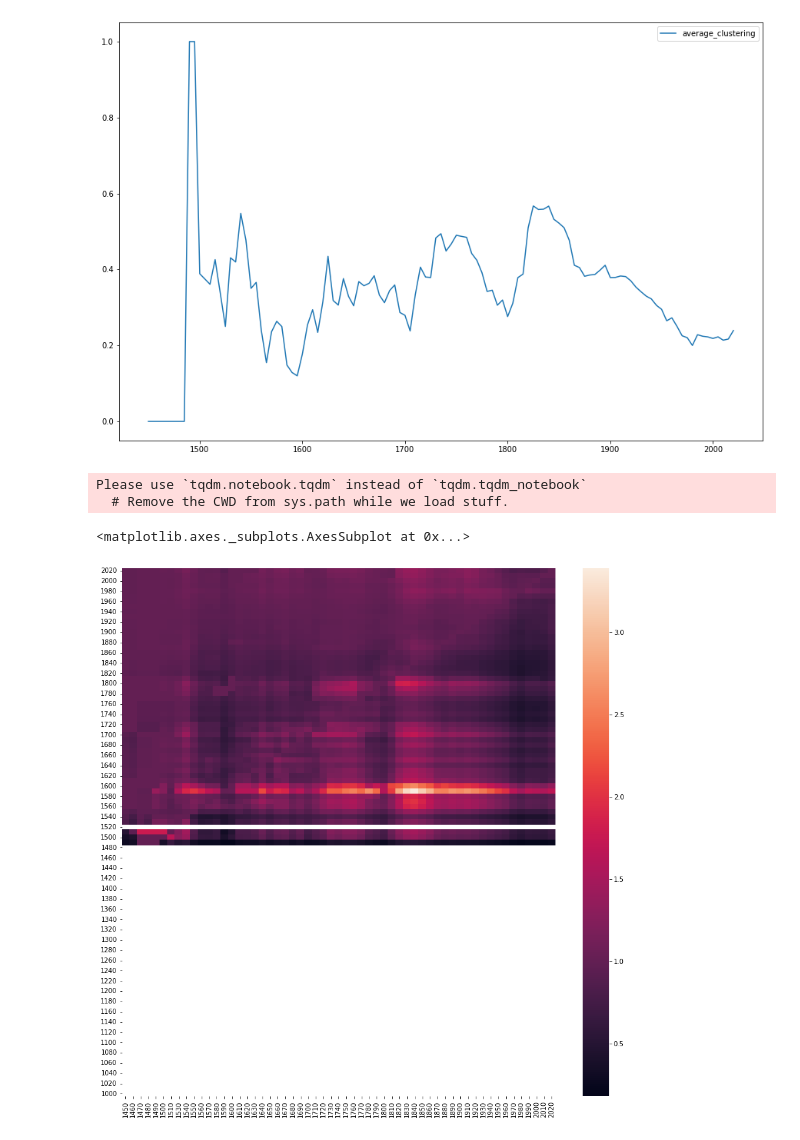
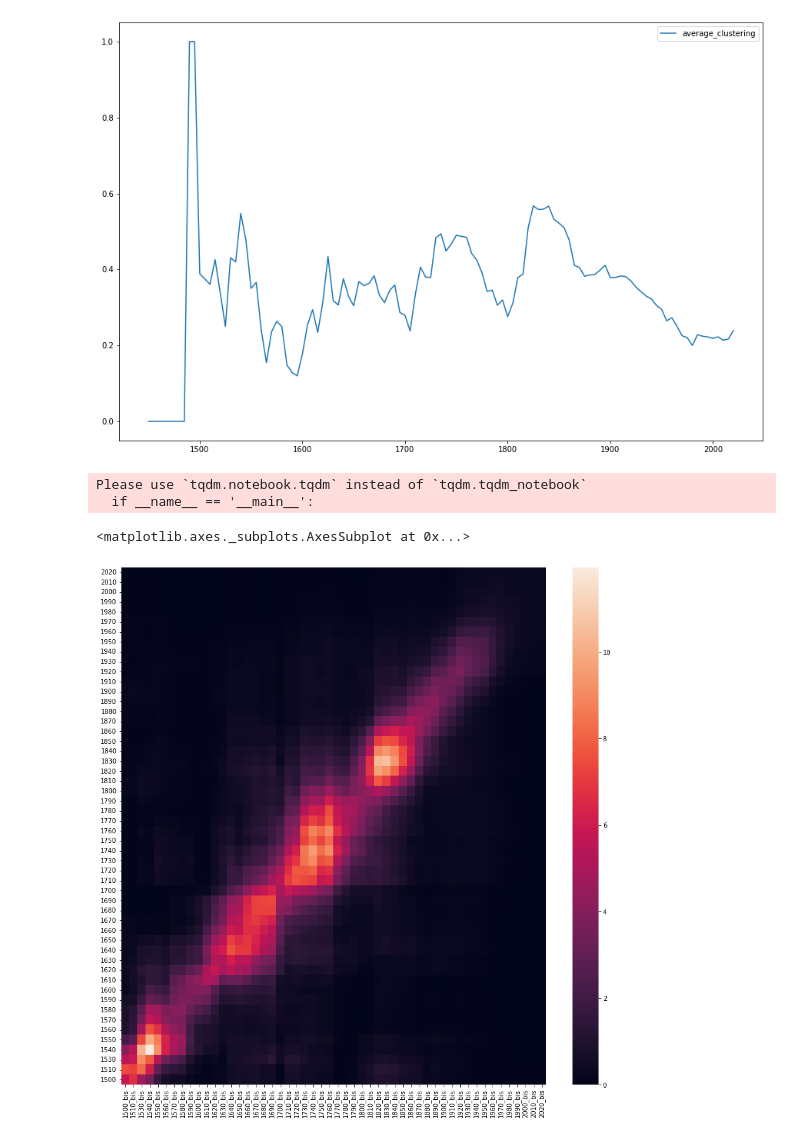
Before and after one commit to ChabiMax/author_network, a Jupyter notebook: Main analysis.ipynb, the cells around one changed output. Cells and saved outputs as stored; diff of their text form; code cells hidden in the pictures.

```diff
--- a/Main analysis.ipynb
+++ b/Main analysis.ipynb
@@ -88,44 +88,45 @@ node_table = node_table.dropna()
 
 # Two year subset for 2D mapping
 
-clustering_list = {}
-transitivity_list = {}
+connection_rate_list = {}
 for année in tqdm_notebook(reversed(range(1500, 2025, 10))) :
   BOOL = (node_table.date_naissance + 15 < année) & (node_table.date_mort > année) & (node_table.date_naissance + 70 > année)
   id_subset = list(node_table[BOOL]['Id'])
   temp_list = {}
   if len(id_subset) > 10 :
     for année_bis in range(1500, 2025, 10) :
-      BOOL_bis = (node_table.date_naissance + 15 < année_bis) & (node_table.date_mort > année_bis) & (node_table.date_naissance + 70 > année_bis)
-      id_subset_bis = list(node_table[BOOL_bis]['Id'])
+      BOOL = (node_table.date_naissance + 15 < année_bis) & (node_table.date_mort > année_bis) & (node_table.date_naissance + 70 > année_bis)
+      id_subset_bis = list(node_table[BOOL]['Id'])
       if len(id_subset_bis) > 10 :
         try :
 
-          edge_table_subset_merged = edge_table[edge_table['source'].isin(id_subset + id_subset_bis) & edge_table['target'].isin(id_subset + id_subset_bis)]
+          BOOL = edge_table['source'].isin(id_subset + id_subset_bis) & edge_table['target'].isin(id_subset + id_subset_bis)
+          edge_table_subset_merged = edge_table[BOOL]
 
-          graph_merged = nx.from_pandas_edgelist(edge_table_subset_merged, source = 'source', target = 'target')
+          #graph_merged = nx.from_pandas_edgelist(edge_table_subset_merged, source = 'source', target = 'target')
           #directed_graph_merged = nx.from_pandas_edgelist(edge_table_subset_merged, source = 'source', target = 'target', create_using=nx.DiGraph())
-          graph_merged_connected_components = sorted(nx.connected_components(graph_merged), key=len, reverse=True)
-          graph_merged_giant = graph_merged.subgraph(graph_merged_connected_components[0])
+          #graph_merged_connected_components = sorted(nx.connected_components(graph_merged), key=len, reverse=True)
+          #graph_merged_giant = graph_merged.subgraph(graph_merged_connected_components[0])
 
-          giant_clustering = annee_data['annee' == année, 'average_clustering']
-          giant_bis_clustering = annee_data['annee' == année_bis, 'average_clustering']
-          if (giant_clustering + giant_bis_clustering) > 0.1 :
-            clustering = (nx.average_clustering(graph_merged_giant) - giant_clustering) / (giant_clustering + giant_bis_clustering)
-            temp_list[str(année_bis) + '_bis'] = clustering
+          giant_size = annee_data.loc[annee_data['annee'] == année, 'graph_giant_size'].iat[0]
+          BOOL = edge_table['source'].isin(id_subset) & edge_table['target'].isin(id_subset_bis)
+          edges_to_bis = len(edge_table_subset_merged[BOOL])
+          possible_connections = len(id_subset)*len(id_subset_bis) - len(id_subset + id_subset_bis) + len(set(id_subset + id_subset_bis))
+
+          connection_rate = edges_to_bis*100 / possible_connections
+          temp_list[str(année_bis) + '_bis'] = connection_rate
 
         except :
           pass
 
-  clustering_list[str(année) + '_bis'] = temp_list
-  #transitivity_list[année] = temp_list
+    connection_rate_list[str(année)] = temp_list
 # %% [output]
 Please use `tqdm.notebook.tqdm` instead of `tqdm.tqdm_notebook`
-  # Remove the CWD from sys.path while we load stuff.
+  if __name__ == '__main__':
 # %%
 plt.rcParams['figure.figsize'] = [15, 15]
-clustering_data = pd.DataFrame(clustering_list).T
-sns.heatmap(clustering_data)
+connection_rate_data = pd.DataFrame(connection_rate_list).T
+sns.heatmap(connection_rate_data)
 # %% [output]
 <matplotlib.axes._subplots.AxesSubplot at 0x...>
-[figure, old version]
+[figure, new version]
```
